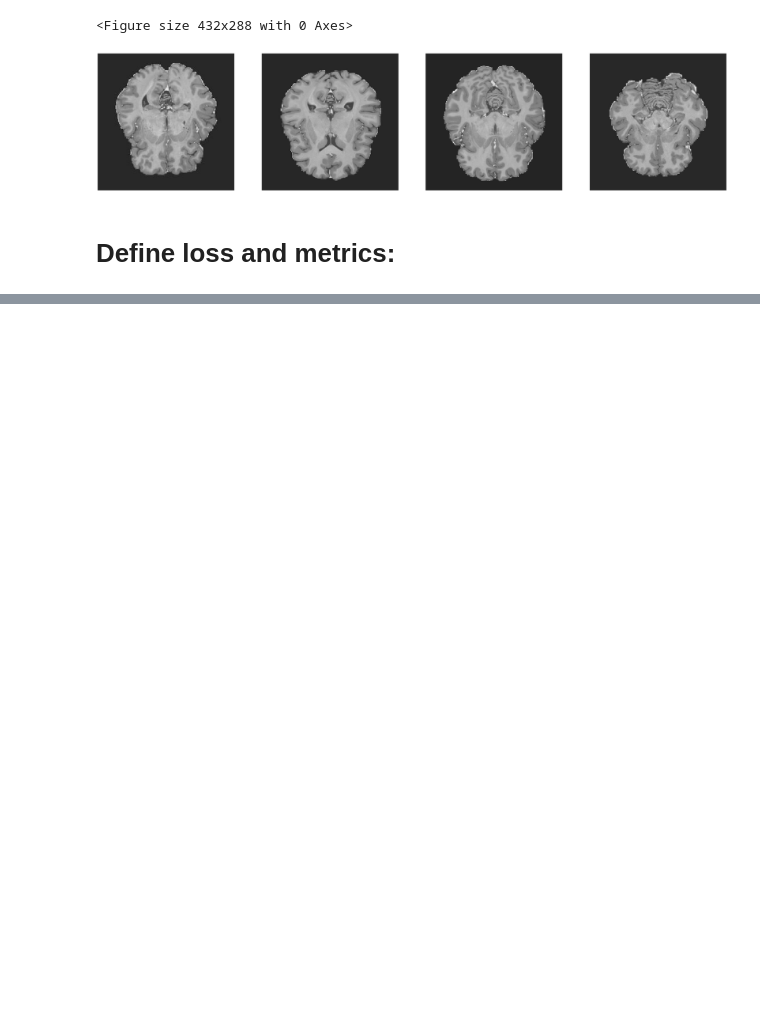
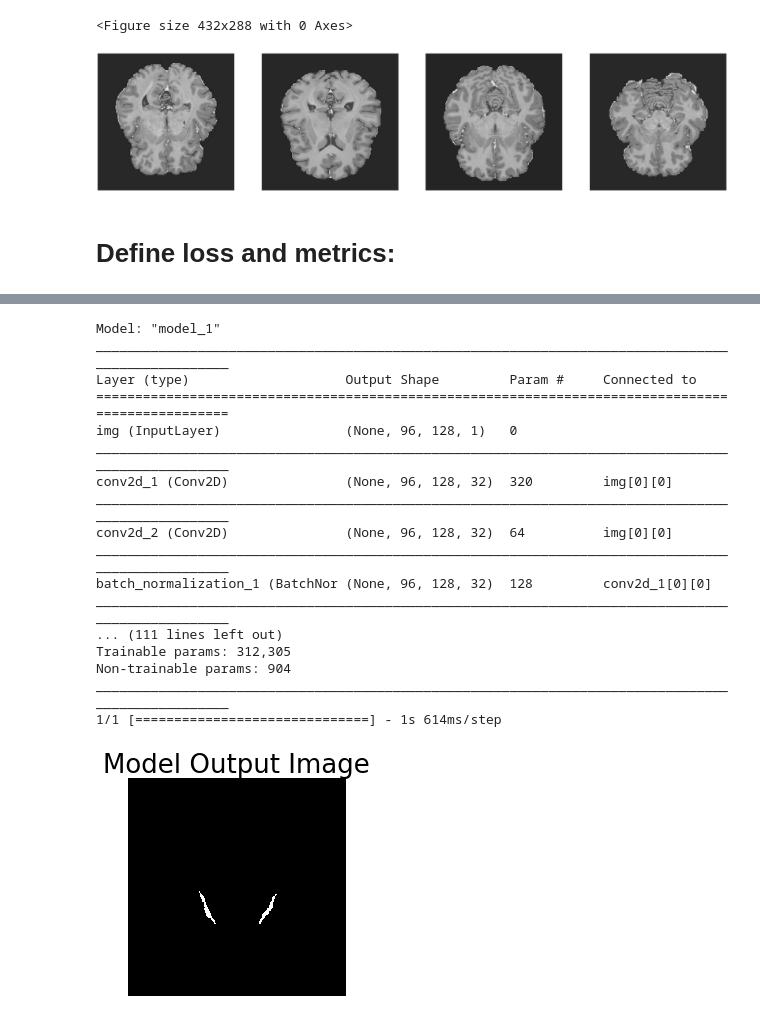
Before and after one commit to AhmedAlbishri/AM-UNET, a Jupyter notebook: AM-UNET.ipynb, the cells around one changed output, grey strips where cells are left out. Drawn from its saved outputs; the diff is of its cells as text; code cells hidden in the pictures; blank space fills up the shorter version.

```diff
--- a/AM-UNET.ipynb
+++ b/AM-UNET.ipynb
@@ -189,0 +174,34 @@ plt.show()
+# %%
+# Load and pre-process the input file
+image, model_input = load_data(sample)
+
+# Model predict
+pred_CL = predict_CL(input_file)
+
+# Apply post-processing
+model_output = postprocess(pred_CL)
+
+# Visualize and save model output
+plt.imshow(model_output, cmap='gray')
+plt.axis('off')
+plt.title('Model Output Image', fontsize=26)
+plt.savefig(os.path.join(result_path,'CL Result.jpg'), bbox_inches='tight', pad_inches=0)
+# %% [output]
+Model: "model_1"
+__________________________________________________________________________________________________
+Layer (type)                    Output Shape         Param #     Connected to
+==================================================================================================
+img (InputLayer)                (None, 96, 128, 1)   0
+__________________________________________________________________________________________________
+conv2d_1 (Conv2D)               (None, 96, 128, 32)  320         img[0][0]
+__________________________________________________________________________________________________
+conv2d_2 (Conv2D)               (None, 96, 128, 32)  64          img[0][0]
+__________________________________________________________________________________________________
+batch_normalization_1 (BatchNor (None, 96, 128, 32)  128         conv2d_1[0][0]
+__________________________________________________________________________________________________
+... (111 lines left out)
+Trainable params: 312,305
+Non-trainable params: 904
+__________________________________________________________________________________________________
+1/1 [==============================] - 1s 614ms/step
+[figure, added]
```
Also changed, not shown: parts of 11 cells of this notebook.
